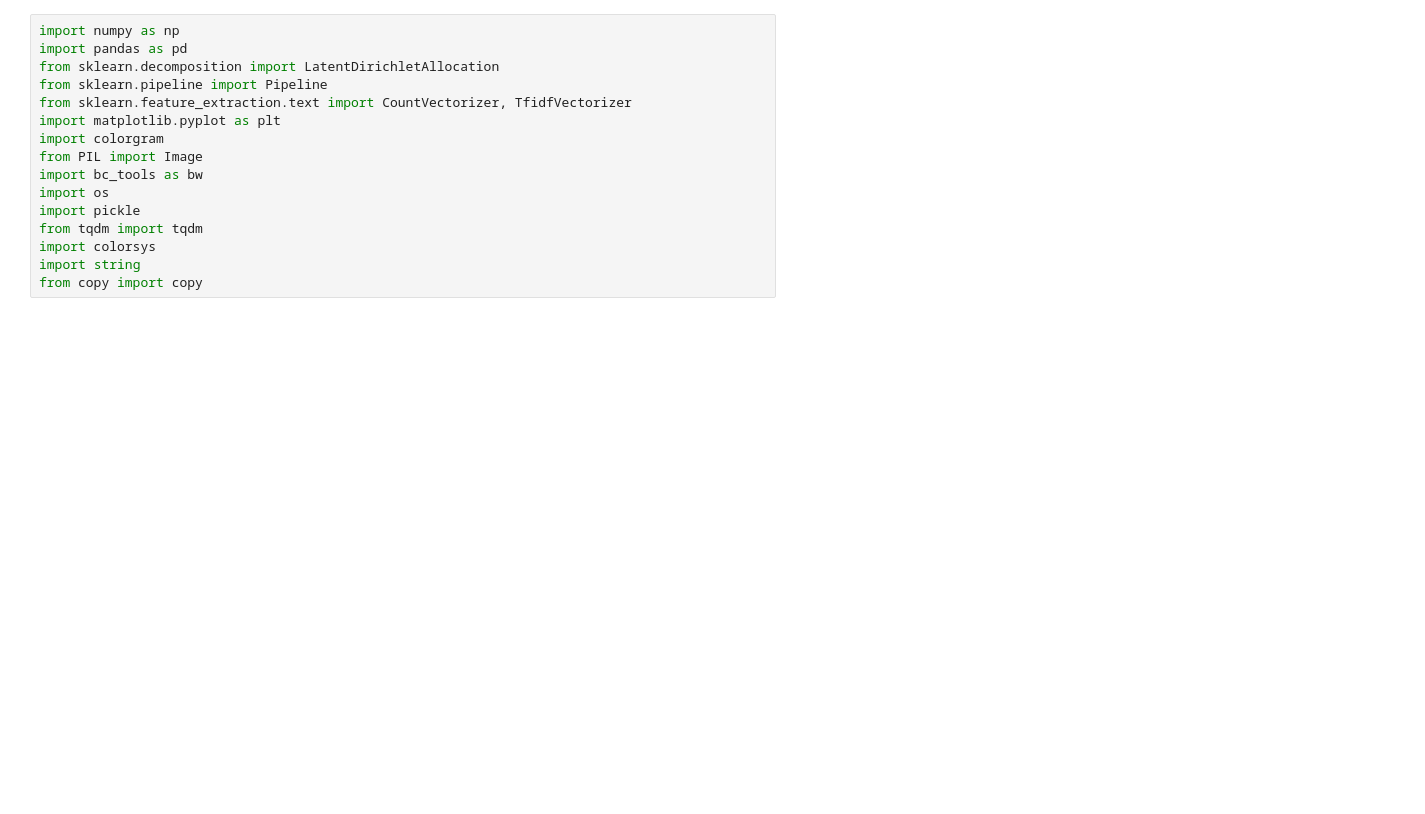
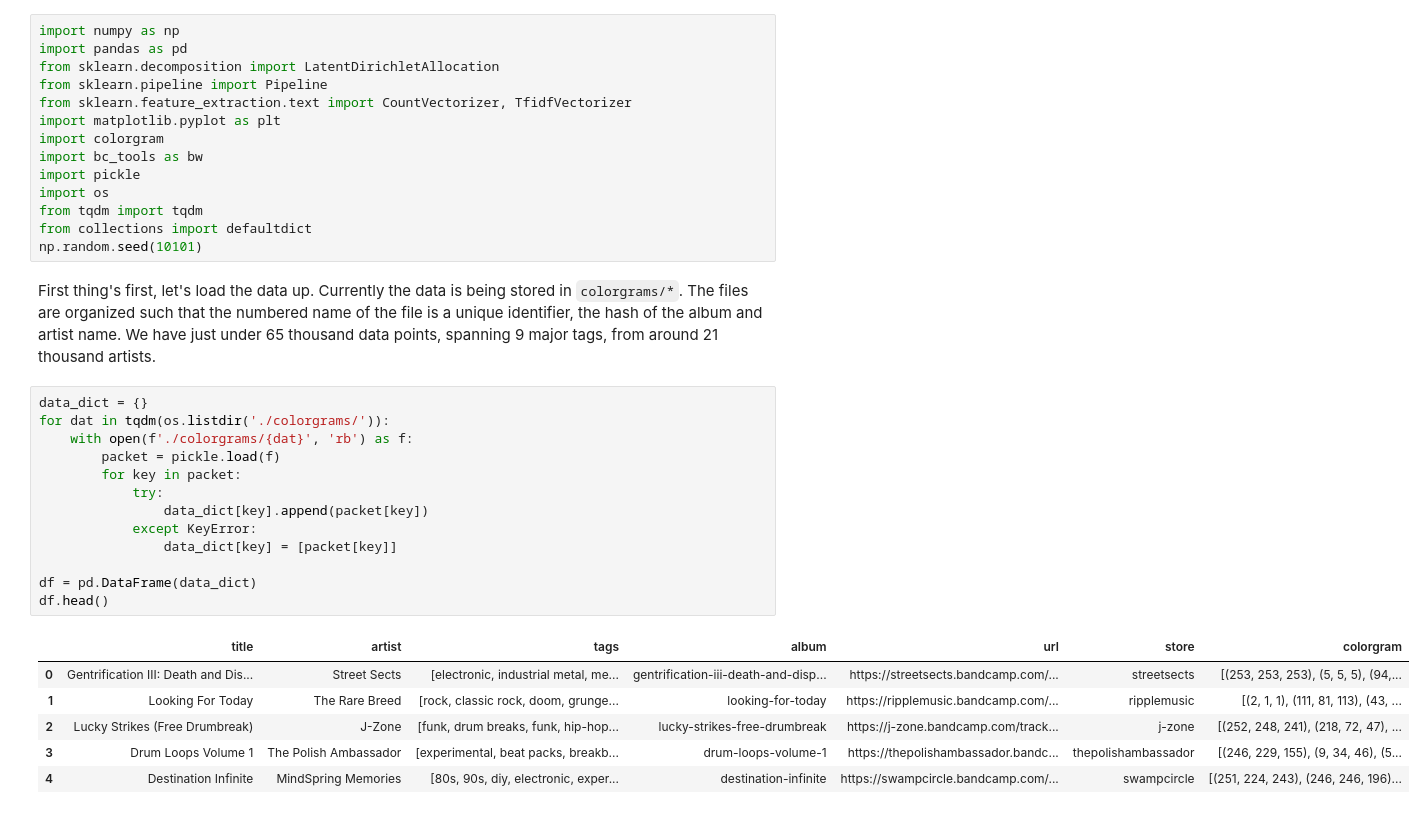
Before and after one commit to SoyBison/bandcamp-album-analysis, a Jupyter notebook: Writeup.ipynb, the cells around one changed output. Saved outputs shown, nothing was run; the diff lists cells and outputs as text; blank space fills up the shorter version.

```diff
--- a/Writeup.ipynb
+++ b/Writeup.ipynb
@@ -17,11 +24,31 @@ from sklearn.pipeline import Pipeline
 from sklearn.feature_extraction.text import CountVectorizer, TfidfVectorizer
 import matplotlib.pyplot as plt
 import colorgram
-from PIL import Image
 import bc_tools as bw
+import pickle
 import os
-import pickle
 from tqdm import tqdm
-import colorsys
-import string
-from copy import copy
+from collections import defaultdict
+np.random.seed(10101)
+# %% [markdown]
+First thing's first, let's load the data up. Currently the data is being stored in `colorgrams/*`. The files are organized such that the numbered name of the file is a unique identifier, the hash of the album and artist name. We have just under 65 thousand data points, spanning 9 major tags, from around 21 thousand artists.
+# %%
+data_dict = {}
+for dat in tqdm(os.listdir('./colorgrams/')):
+    with open(f'./colorgrams/{dat}', 'rb') as f:
+        packet = pickle.load(f)
+        for key in packet:
+            try:
+                data_dict[key].append(packet[key])
+            except KeyError:
+                data_dict[key] = [packet[key]]
+
+df = pd.DataFrame(data_dict)
+df.head()
+# %% [output]
+|  | title | artist | tags | album | url | store | colorgram |
+| 0 | Gentrification III: Death and Dis... | Street Sects | [electronic, industrial metal, me... | gentrification-iii-death-and-disp... | https://streetsects.bandcamp.com/... | streetsects | [(253, 253, 253), (5, 5, 5), (94,... |
+| 1 | Looking For Today | The Rare Breed | [rock, classic rock, doom, grunge... | looking-for-today | https://ripplemusic.bandcamp.com/... | ripplemusic | [(2, 1, 1), (111, 81, 113), (43, ... |
+| 2 | Lucky Strikes (Free Drumbreak) | J-Zone | [funk, drum breaks, funk, hip-hop... | lucky-strikes-free-drumbreak | https://j-zone.bandcamp.com/track... | j-zone | [(252, 248, 241), (218, 72, 47), ... |
+| 3 | Drum Loops Volume 1 | The Polish Ambassador | [experimental, beat packs, breakb... | drum-loops-volume-1 | https://thepolishambassador.bandc... | thepolishambassador | [(246, 229, 155), (9, 34, 46), (5... |
+| 4 | Destination Infinite | MindSpring Memories | [80s, 90s, diy, electronic, exper... | destination-infinite | https://swampcircle.bandcamp.com/... | swampcircle | [(251, 224, 243), (246, 246, 196)... |
```
Also changed, not shown: parts of 14 cells of this notebook, 2 other files.
